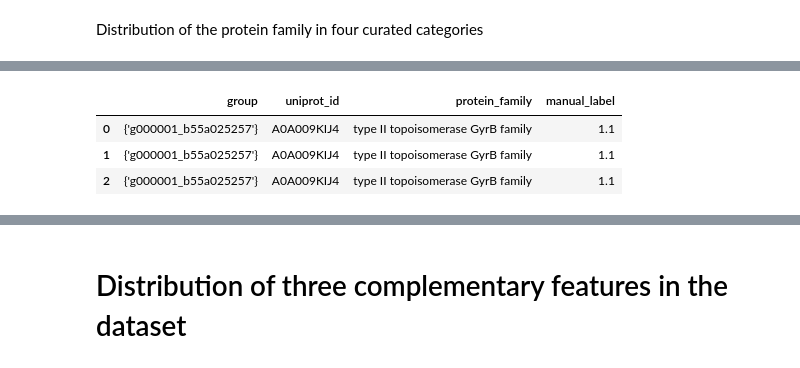
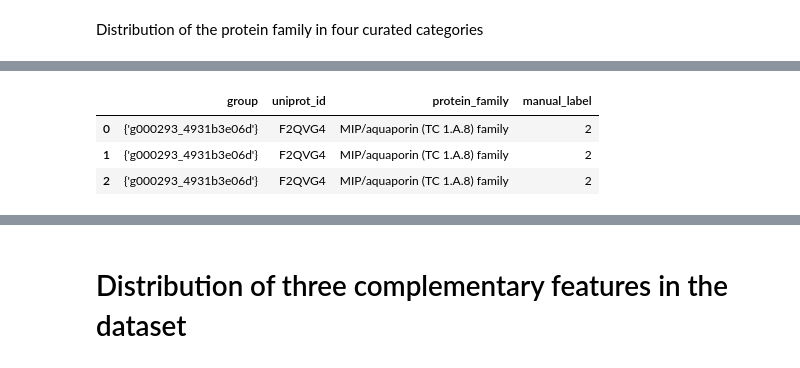
Before and after one commit to comp3d-vienna/Enantiomer_categorization_pipeline, a Jupyter notebook: Notebooks/chemical_space_visualization.ipynb, the cells around one changed output, grey strips where cells are left out. Cells and saved outputs as stored; diff of their text form; code cells hidden in the pictures.

```diff
--- a/Notebooks/chemical_space_visualization.ipynb
+++ b/Notebooks/chemical_space_visualization.ipynb
@@ -40,7 +41,7 @@ def stringify_entries(cell):
 # %% [markdown]
 load annotated protein family information
 # %%
-df_fam_sim_annotated = pd.read_csv('../Data/Notebooks_reproduce_data/Annotated_protein_family_info.csv')
+df_fam_sim_annotated = pd.read_csv('../Data/Notebook_reproduce_data/Annotated_protein_family_info.csv')
 display(df_fam_sim_annotated.head(3))
 print(df_fam_sim_annotated['protein_family_sim_str'].value_counts())
 # %% [output]
@@ -74,7 +75,7 @@ plot_distribution(
 # %% [markdown]
 Distribution of the protein family in four curated categories
 # %%
-manual_check_folder = '../Data/Notebooks_reproduce_data/Manual_curation'
+manual_check_folder = '../Data/Notebook_reproduce_data/Manual_curation'
 all_records = []
 uniprot_to_family = df_fam_sim_annotated.set_index('uniprot_id')['protein_family_sim_str'].to_dict()
 
@@ -127,8 +129,8 @@ manual_label
 Name: count, dtype: int64
 |  | group | uniprot_id | protein_family | manual_label |
-| 0 | {'g000001_b55a025257'} | A0A009KIJ4 | type II topoisomerase GyrB family | 1.1 |
-| 1 | {'g000001_b55a025257'} | A0A009KIJ4 | type II topoisomerase GyrB family | 1.1 |
-| 2 | {'g000001_b55a025257'} | A0A009KIJ4 | type II topoisomerase GyrB family | 1.1 |
+| 0 | {'g000293_4931b3e06d'} | F2QVG4 | MIP/aquaporin (TC 1.A.8) family | 2 |
+| 1 | {'g000293_4931b3e06d'} | F2QVG4 | MIP/aquaporin (TC 1.A.8) family | 2 |
+| 2 | {'g000293_4931b3e06d'} | F2QVG4 | MIP/aquaporin (TC 1.A.8) family | 2 |
 # %%
 category_label_map = {
     "1.1": "Same binding pocket with\ngeometric divergence (Cat. 1.1)",
```
Also changed, not shown: parts of 17 cells of this notebook.
